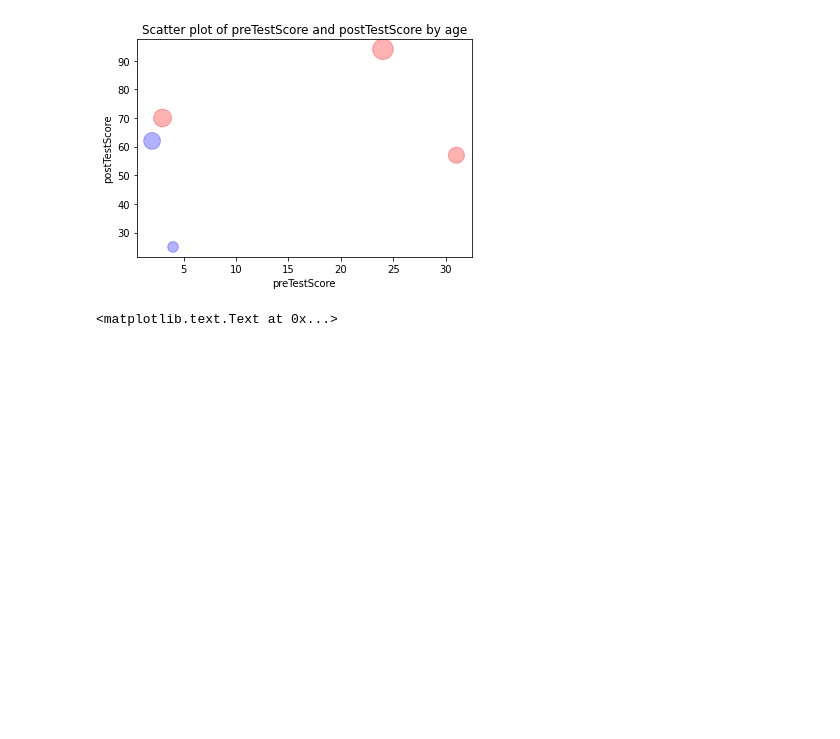
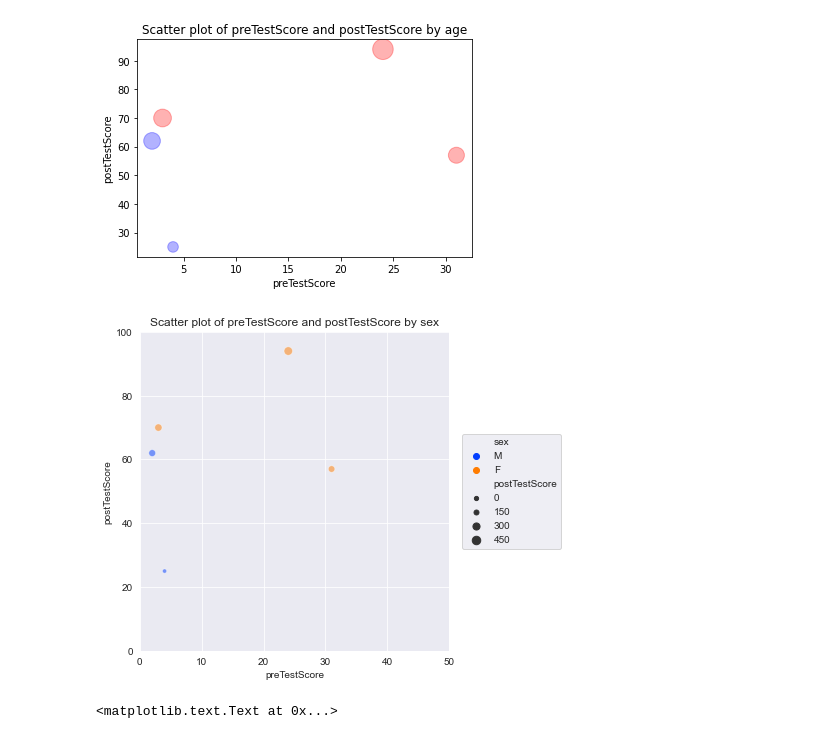
Before and after one commit to MVillasuso/DS_MVL, a Jupyter notebook: PROYECTOS/Entregas_Ejercicios_MVL/pandas/07_Scores_Solutions_MVL.ipynb, the cells around one changed output. Drawn from its saved outputs; the diff is of its cells as text; code cells hidden in the pictures; blank space fills up the shorter version.

```diff
--- a/PROYECTOS/Entregas_Ejercicios_MVL/pandas/07_Scores_Solutions_MVL.ipynb
+++ b/PROYECTOS/Entregas_Ejercicios_MVL/pandas/07_Scores_Solutions_MVL.ipynb
@@ -76,6 +79,21 @@ reg.plot.scatter (  x='preTestScore',
 plt.show(block=True)
 # %% [output]
 [figure]
+# %%
+#USANDO SEABORN
+sns.set_style(style="darkgrid")
+
+sns.FacetGrid(reg, margin_titles=False, height=5, legend_out=True, xlim =(0,50), ylim=(0,100))
+ax = sns.scatterplot(x="preTestScore", y="postTestScore", hue="sex",
+             alpha=.5, palette="bright", size = (reg.postTestScore * 4.5),
+            data=reg)
+ax.set_title("Scatter plot of preTestScore and postTestScore by sex")
+
+plt.legend(loc='center right', bbox_to_anchor=(1.25, 0.5), ncol=1, borderaxespad=-3.5)
+
+plt.show()
+# %% [output]
+[figure, added]
 # %%
 # %% [output]
 <matplotlib.text.Text at 0x...>
```
Also changed, not shown: parts of 2 cells of this notebook, 4 other files.
